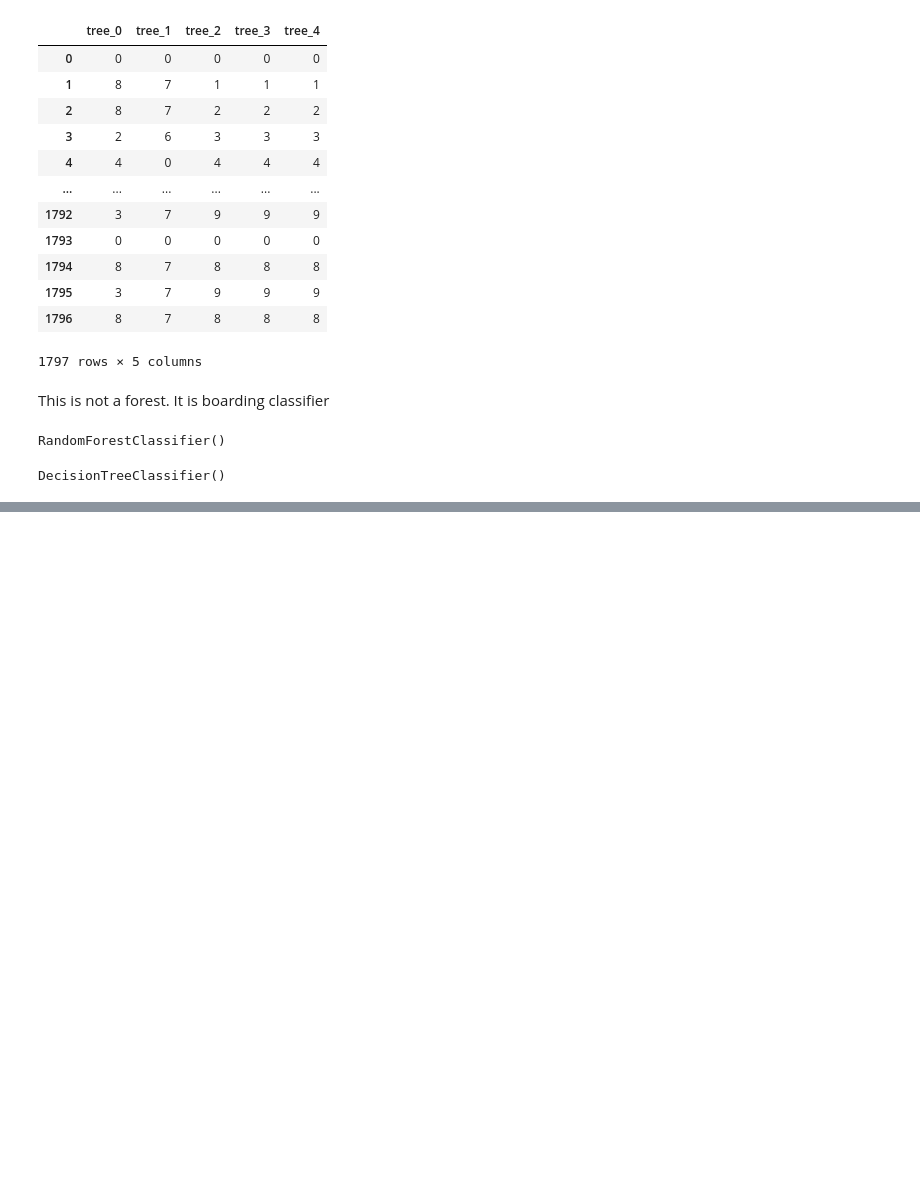
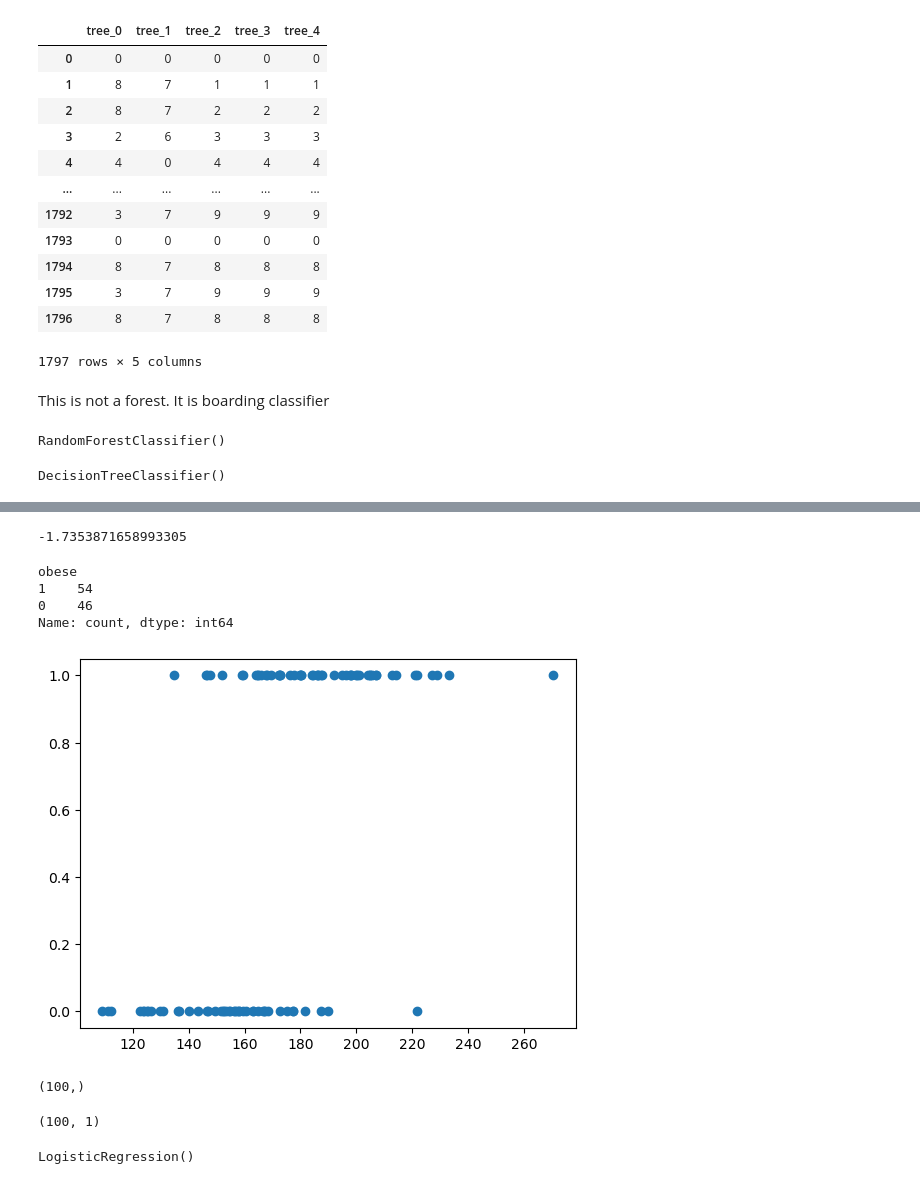
Before and after one commit to StanDobrev11/MachineLearning, a Jupyter notebook: 04.Tree and Ensembe Moldes/Tree and Ensemble Models.ipynb, the cells around one changed output, grey strips where cells are left out. Drawn from its saved outputs; the diff is of its cells as text; code cells hidden in the pictures; blank space fills up the shorter version.

```diff
--- a/04.Tree and Ensembe Moldes/Tree and Ensemble Models.ipynb
+++ b/04.Tree and Ensembe Moldes/Tree and Ensemble Models.ipynb
@@ -195,0 +205,30 @@ list(zip((digits.feature_names), np.round(permutation_importance(forest, digits_
+# %%
+df = pd.DataFrame(weight)
+# %%
+df.columns = ['weight']
+# %%
+np.random.randn()
+# %% [output]
+-1.7353871658993305
+# %%
+df['obese'] = pd.Series()
+# %%
+# for i in range(num_samples):
+#     if df.weight.rank()[i] / 100 < np.random.rand():
+#         df.loc[i, 'obese'] = 0
+#     else:
+#         df.loc[i, 'obese'] = 1
+
+df['obese'] = np.where(df['weight'].rank() / 100 < np.random.rand(num_samples), 0, 1)
+# %%
+df.obese.value_counts()
+# %% [output]
+obese
+1    54
+0    46
+Name: count, dtype: int64
+# %%
+plt.scatter(df.weight, df.obese)
+plt.show()
+# %% [output]
+[figure, added]
@@ -195,0 +239,13 @@ list(zip((digits.feature_names), np.round(permutation_importance(forest, digits_
+# %%
+tgt.shape
+# %% [output]
+(100,)
+# %%
+attrs.shape
+# %% [output]
+(100, 1)
+# %%
+classification = LogisticRegression()
+classification.fit(attrs, tgt)
+# %% [output]
+LogisticRegression()
```
Also changed, not shown: parts of 27 cells of this notebook, 21 other files.
